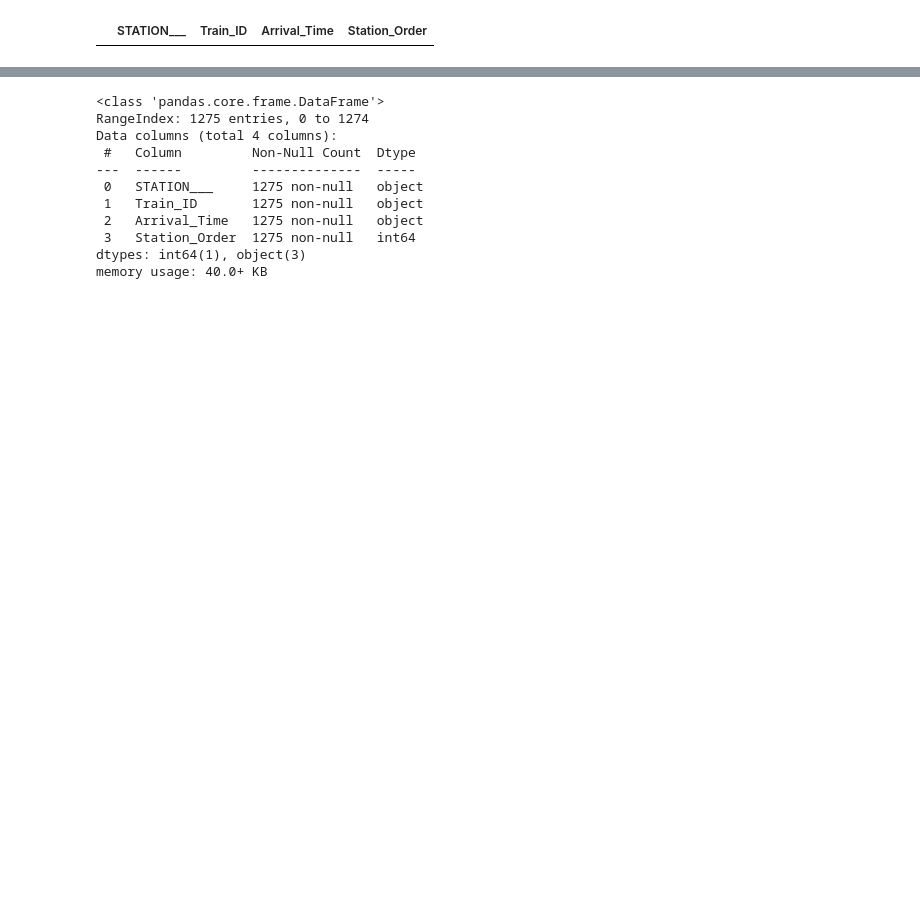
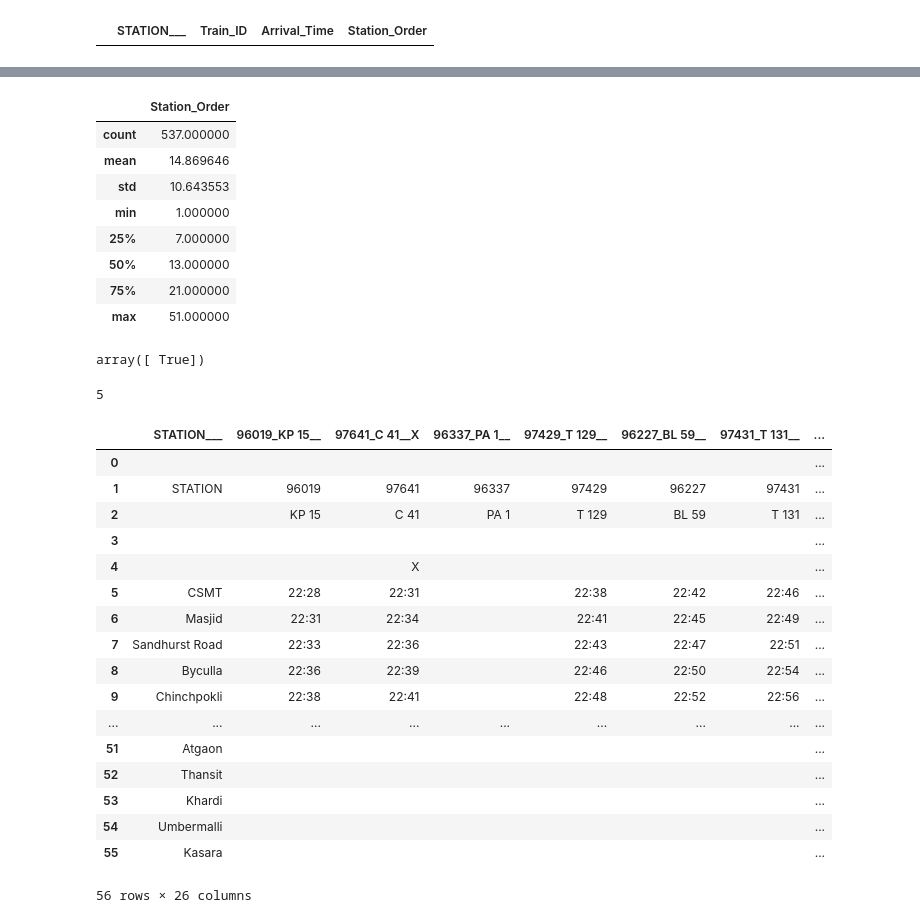
Before and after one commit to kapil-15/optimised_route_to_travel_on_local, a Jupyter notebook: notebooks/refining_data_extracton.ipynb, the cells around one changed output, grey strips where cells are left out. Saved outputs shown, nothing was run; the diff lists cells and outputs as text; code cells hidden in the pictures; blank space fills up the shorter version.

```diff
--- a/notebooks/refining_data_extracton.ipynb
+++ b/notebooks/refining_data_extracton.ipynb
@@ -290,14 +308,43 @@ melted_df[melted_df.Arrival_Time==0]
 # %%
-melted_df.info()
+melted_df.describe()
 # %% [output]
-<class 'pandas.core.frame.DataFrame'>
-RangeIndex: 1275 entries, 0 to 1274
-Data columns (total 4 columns):
- #   Column         Non-Null Count  Dtype
----  ------         --------------  -----
- 0   STATION___     1275 non-null   object
- 1   Train_ID       1275 non-null   object
- 2   Arrival_Time   1275 non-null   object
- 3   Station_Order  1275 non-null   int64
-dtypes: int64(1), object(3)
-memory usage: 40.0+ KB
+|  | Station_Order |
+| count | 537.000000 |
+| mean | 14.869646 |
+| std | 10.643553 |
+| min | 1.000000 |
+| 25% | 7.000000 |
+| 50% | 13.000000 |
+| 75% | 21.000000 |
+| max | 51.000000 |
+# %%
+df.loc[df.STATION___ == "CSMT"].index == 0
+# %% [output]
+array([ True])
+# %%
+e=i.df
+num=e.loc[e.STATION___ == "CSMT"].index[0]
+print(e.loc[e.STATION___ == "CSMT"].index[0])
+# %% [output]
+5
+# %%
+e
+# %% [output]
+|  | STATION___ | 96019_KP 15__ | 97641_C 41__X | 96337_PA 1__ | 97429_T 129__ | 96227_BL 59__ | 97431_T 131__ | ... |
+| 0 |  |  |  |  |  |  |  | ... |
+| 1 | STATION | 96019 | 97641 | 96337 | 97429 | 96227 | 97431 | ... |
+| 2 |  | KP 15 | C 41 | PA 1 | T 129 | BL 59 | T 131 | ... |
+| 3 |  |  |  |  |  |  |  | ... |
+| 4 |  |  | X |  |  |  |  | ... |
+| 5 | CSMT | 22:28 | 22:31 |  | 22:38 | 22:42 | 22:46 | ... |
+| 6 | Masjid | 22:31 | 22:34 |  | 22:41 | 22:45 | 22:49 | ... |
+| 7 | Sandhurst Road | 22:33 | 22:36 |  | 22:43 | 22:47 | 22:51 | ... |
+| 8 | Byculla | 22:36 | 22:39 |  | 22:46 | 22:50 | 22:54 | ... |
+| 9 | Chinchpokli | 22:38 | 22:41 |  | 22:48 | 22:52 | 22:56 | ... |
+| ... | ... | ... | ... | ... | ... | ... | ... | ... |
+| 51 | Atgaon |  |  |  |  |  |  | ... |
+| 52 | Thansit |  |  |  |  |  |  | ... |
+| 53 | Khardi |  |  |  |  |  |  | ... |
+| 54 | Umbermalli |  |  |  |  |  |  | ... |
+| 55 | Kasara |  |  |  |  |  |  | ... |
+56 rows × 26 columns
```
Also changed, not shown: parts of 15 cells of this notebook, 2 other files.
